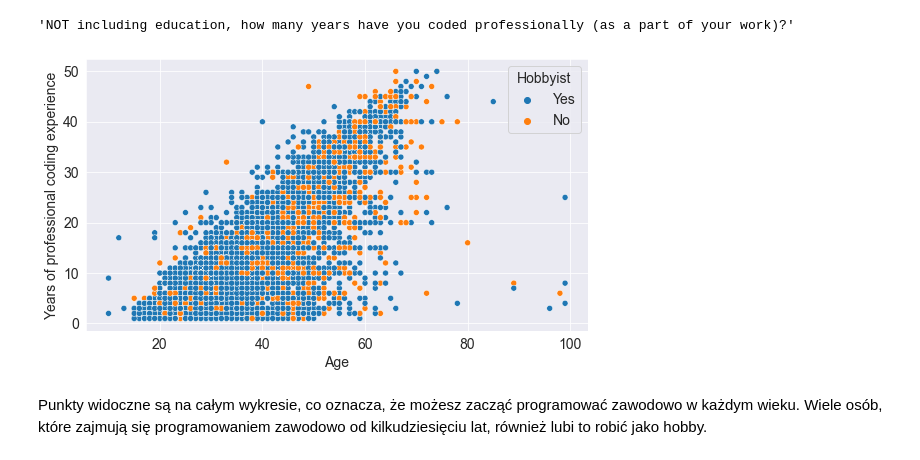
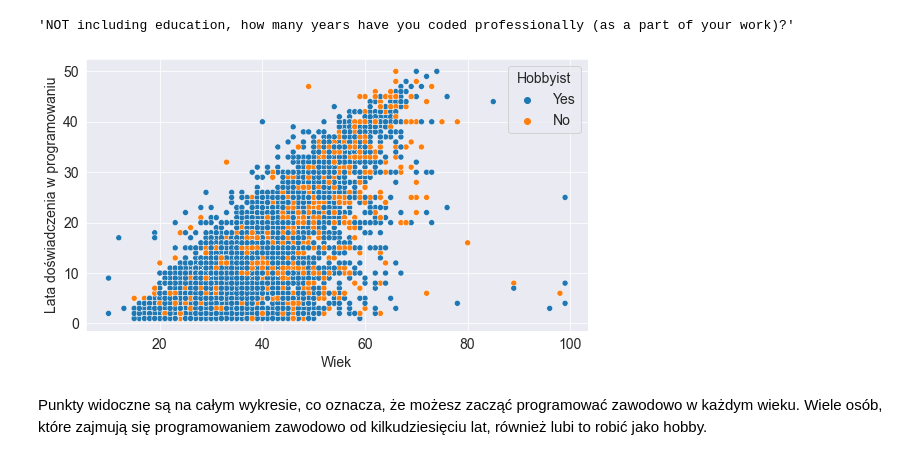
Before and after one commit to Tahimari/siwb_lab_4, a Jupyter notebook: stackoverflow_survey_data_analysis.ipynb, the cells around one changed output. Drawn from its saved outputs; the diff is of its cells as text; code cells hidden in the pictures.

```diff
--- a/stackoverflow_survey_data_analysis.ipynb
+++ b/stackoverflow_survey_data_analysis.ipynb
@@ -620,10 +665,10 @@ schema['YearsCodePro']
 'NOT including education, how many years have you coded professionally (as a part of your work)?'
 # %%
 sns.scatterplot(x='Age', y='YearsCodePro', hue='Hobbyist', data=data)
-plt.xlabel("Age")
-plt.ylabel("Years of professional coding experience");
+plt.xlabel("Wiek")
+plt.ylabel("Lata doświadczenia w programowaniu");
 # %% [output]
-[figure, old version]
+[figure, new version]
 # %% [markdown]
 Punkty widoczne są na całym wykresie, co oznacza, że możesz zacząć programować zawodowo w każdym wieku. Wiele osób, które zajmują się programowaniem zawodowo od kilkudziesięciu lat, również lubi to robić jako hobby.
 # %% [markdown]
```
Also changed, not shown: parts of 7 cells of this notebook, 1 other file.
